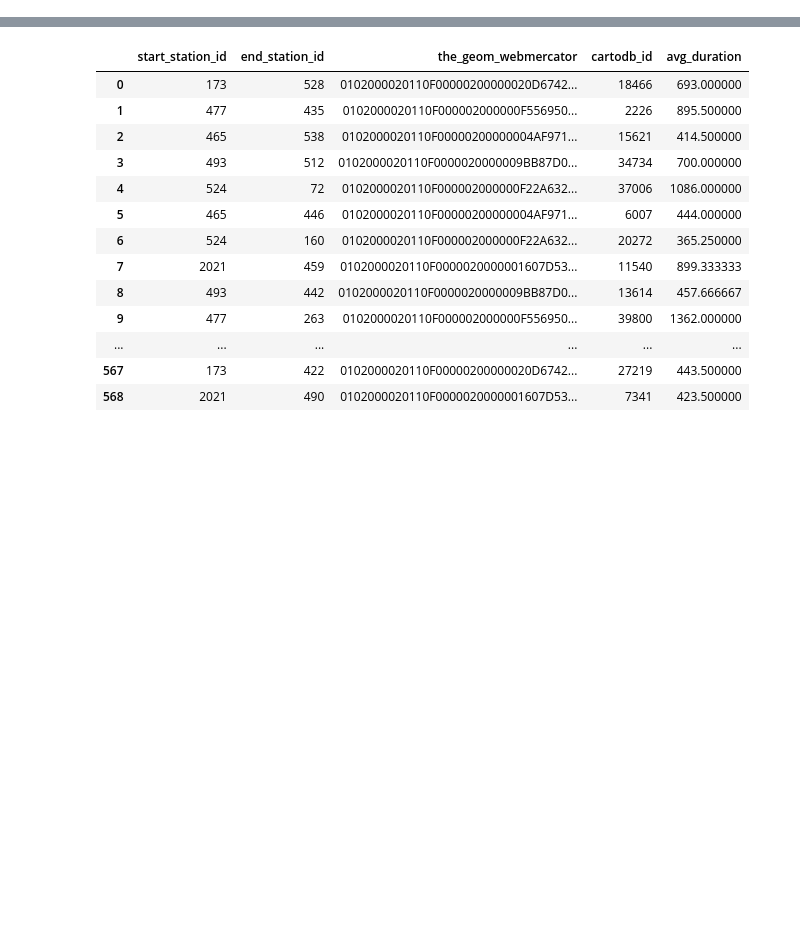
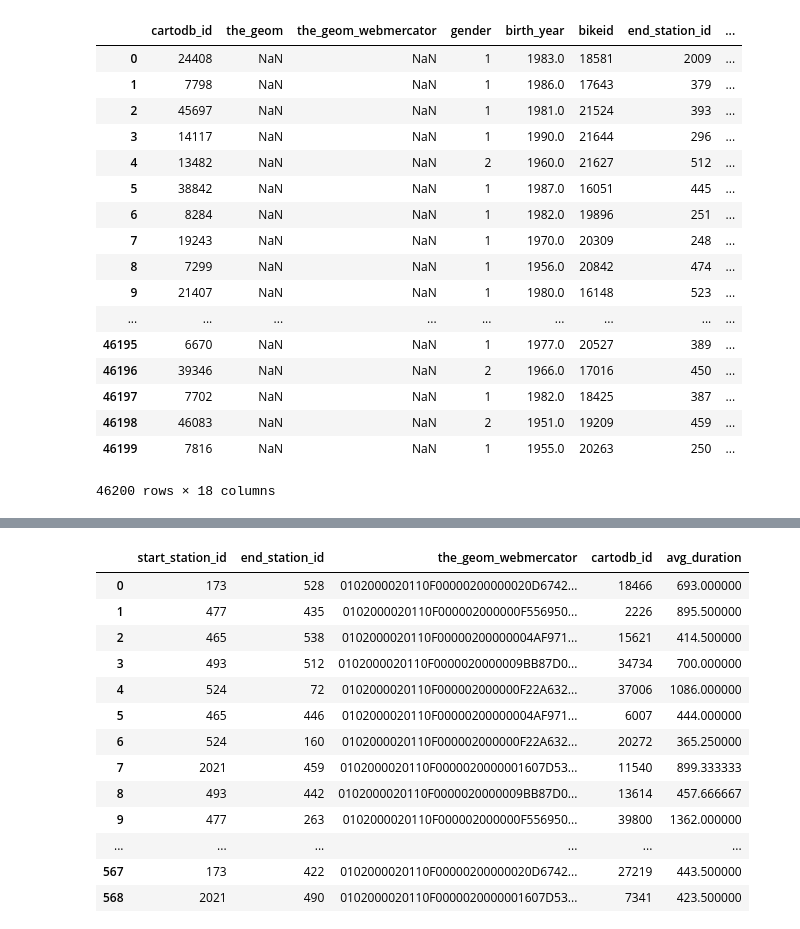
Before and after one commit to ep2247/PUI2017_ep2247, a Jupyter notebook: HW7_ep2247/HW7_2_ep2247.ipynb, the cells around one changed output, grey strips where cells are left out. Cells and saved outputs as stored; diff of their text form; code cells hidden in the pictures; blank space fills up the shorter version.

```diff
--- a/HW7_ep2247/HW7_2_ep2247.ipynb
+++ b/HW7_ep2247/HW7_2_ep2247.ipynb
@@ -39,0 +70,28 @@ def queryCartoDB(query, format='CSV', source=SQL_SOURCE):
+# %%
+#sort by trip duration
+test1b = '''
+SELECT * FROM citibike
+
+ORDER BY tripduration
+'''
+# %%
+pd.read_csv(StringIO.StringIO(queryCartoDB(test1b)), sep=',')
+# %% [output]
+|  | cartodb_id | the_geom | the_geom_webmercator | gender | birth_year | bikeid | end_station_id | ... |
+| 0 | 24408 | NaN | NaN | 1 | 1983.0 | 18581 | 2009 | ... |
+| 1 | 7798 | NaN | NaN | 1 | 1986.0 | 17643 | 379 | ... |
+| 2 | 45697 | NaN | NaN | 1 | 1981.0 | 21524 | 393 | ... |
+| 3 | 14117 | NaN | NaN | 1 | 1990.0 | 21644 | 296 | ... |
+| 4 | 13482 | NaN | NaN | 2 | 1960.0 | 21627 | 512 | ... |
+| 5 | 38842 | NaN | NaN | 1 | 1987.0 | 16051 | 445 | ... |
+| 6 | 8284 | NaN | NaN | 1 | 1982.0 | 19896 | 251 | ... |
+| 7 | 19243 | NaN | NaN | 1 | 1970.0 | 20309 | 248 | ... |
+| 8 | 7299 | NaN | NaN | 1 | 1956.0 | 20842 | 474 | ... |
+| 9 | 21407 | NaN | NaN | 1 | 1980.0 | 16148 | 523 | ... |
+| ... | ... | ... | ... | ... | ... | ... | ... | ... |
+| 46195 | 6670 | NaN | NaN | 1 | 1977.0 | 20527 | 389 | ... |
+| 46196 | 39346 | NaN | NaN | 2 | 1966.0 | 17016 | 450 | ... |
+| 46197 | 7702 | NaN | NaN | 1 | 1982.0 | 18425 | 387 | ... |
+| 46198 | 46083 | NaN | NaN | 2 | 1951.0 | 19209 | 459 | ... |
+| 46199 | 7816 | NaN | NaN | 1 | 1955.0 | 20263 | 250 | ... |
+46200 rows × 18 columns
```
Also changed, not shown: parts of 41 cells of this notebook.
